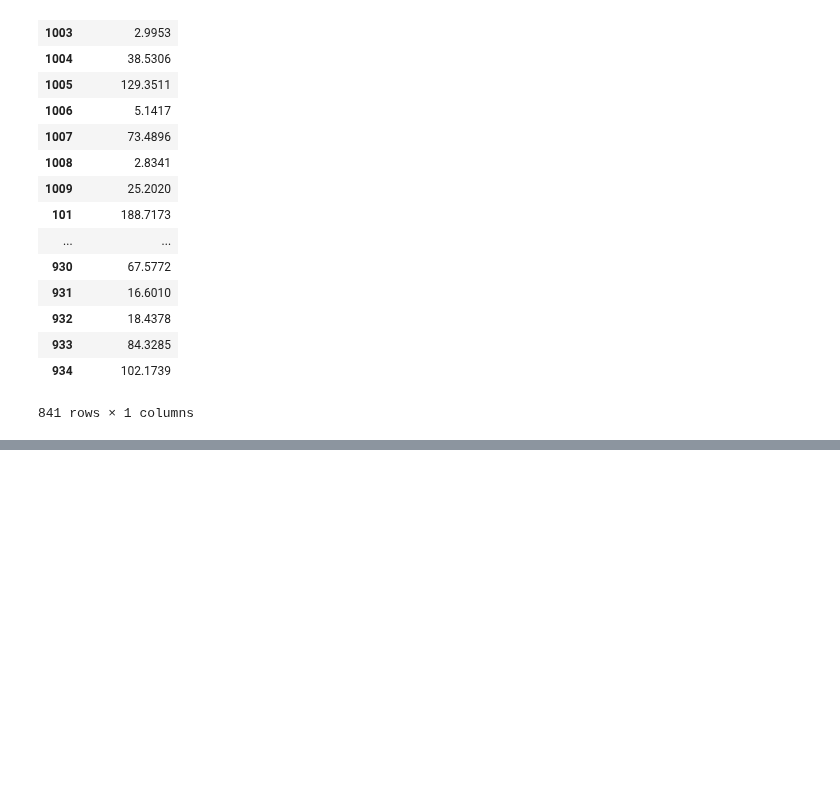
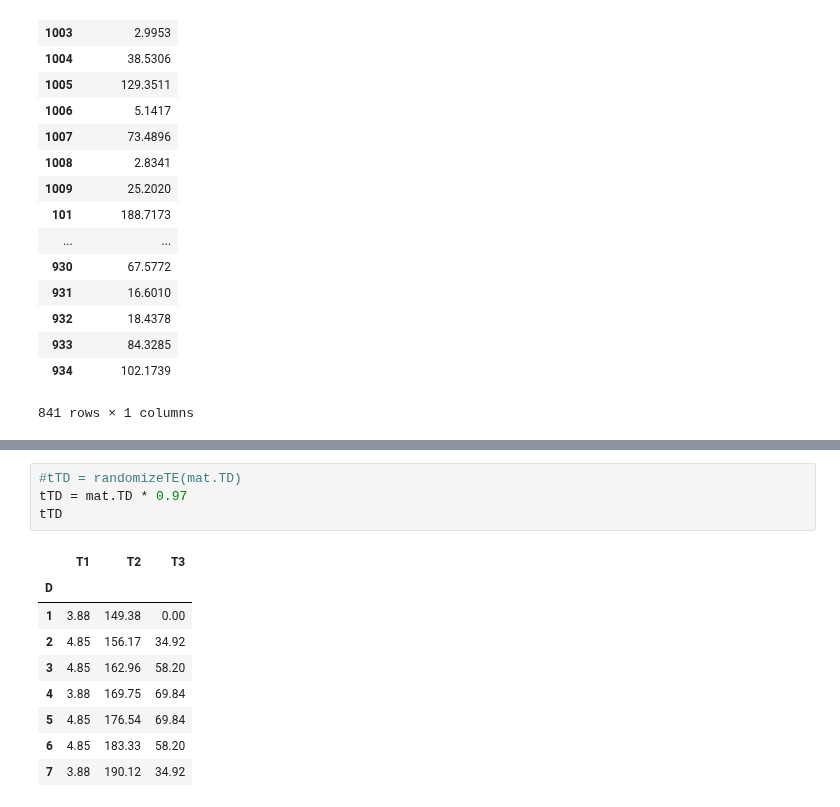
Before and after one commit to jabellcu/TPlanning_matrices, a Jupyter notebook: Matrix.ipynb, the cells around one changed output, grey strips where cells are left out. Cells and saved outputs as stored; diff of their text form; blank space fills up the shorter version.

```diff
--- a/Matrix.ipynb
+++ b/Matrix.ipynb
@@ -447,0 +492,14 @@ DEMMAND.TD
+# %%
+#tTD = randomizeTE(mat.TD)
+tTD = mat.TD * 0.97
+tTD
+# %% [output]
+|  | T1 | T2 | T3 |
+| D |  |  |  |
+| 1 | 3.88 | 149.38 | 0.00 |
+| 2 | 4.85 | 156.17 | 34.92 |
+| 3 | 4.85 | 162.96 | 58.20 |
+| 4 | 3.88 | 169.75 | 69.84 |
+| 5 | 4.85 | 176.54 | 69.84 |
+| 6 | 4.85 | 183.33 | 58.20 |
+| 7 | 3.88 | 190.12 | 34.92 |
```
Also changed, not shown: parts of 6 cells of this notebook.
